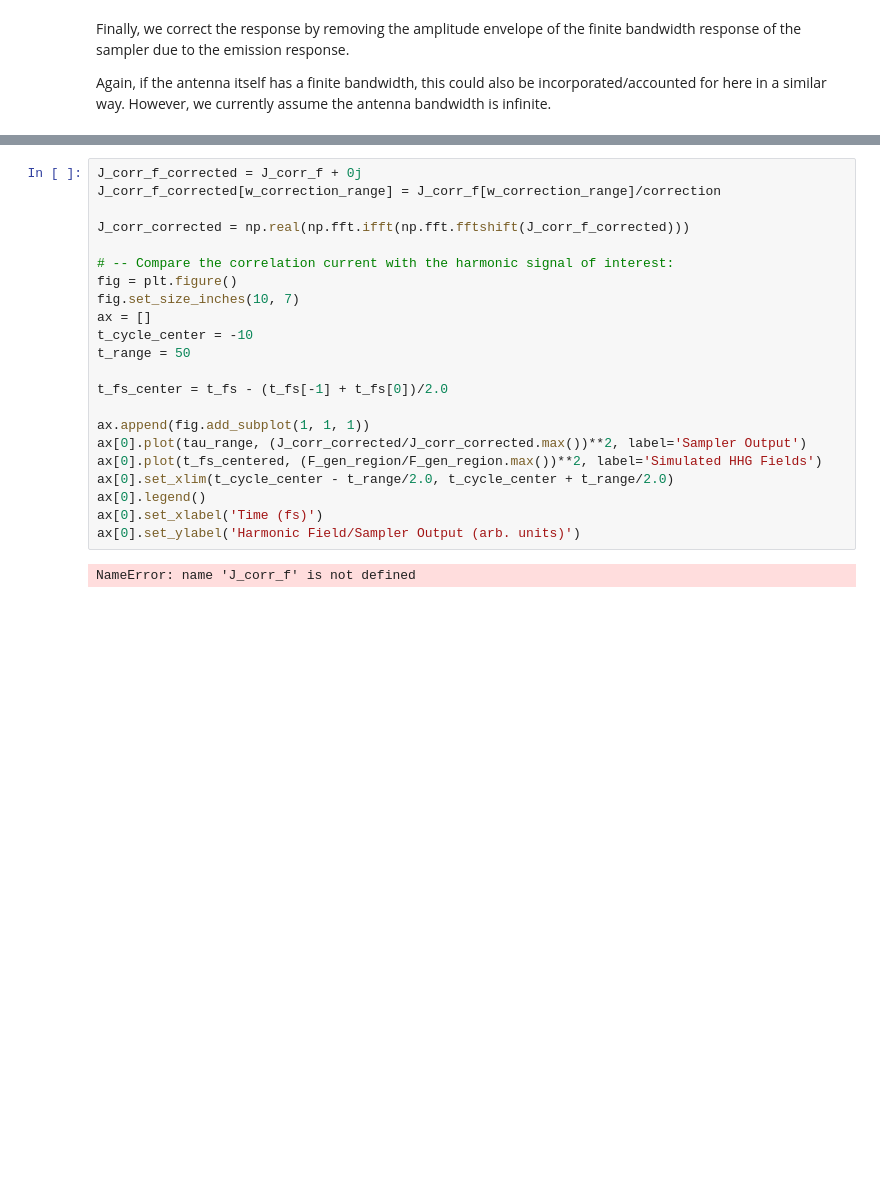
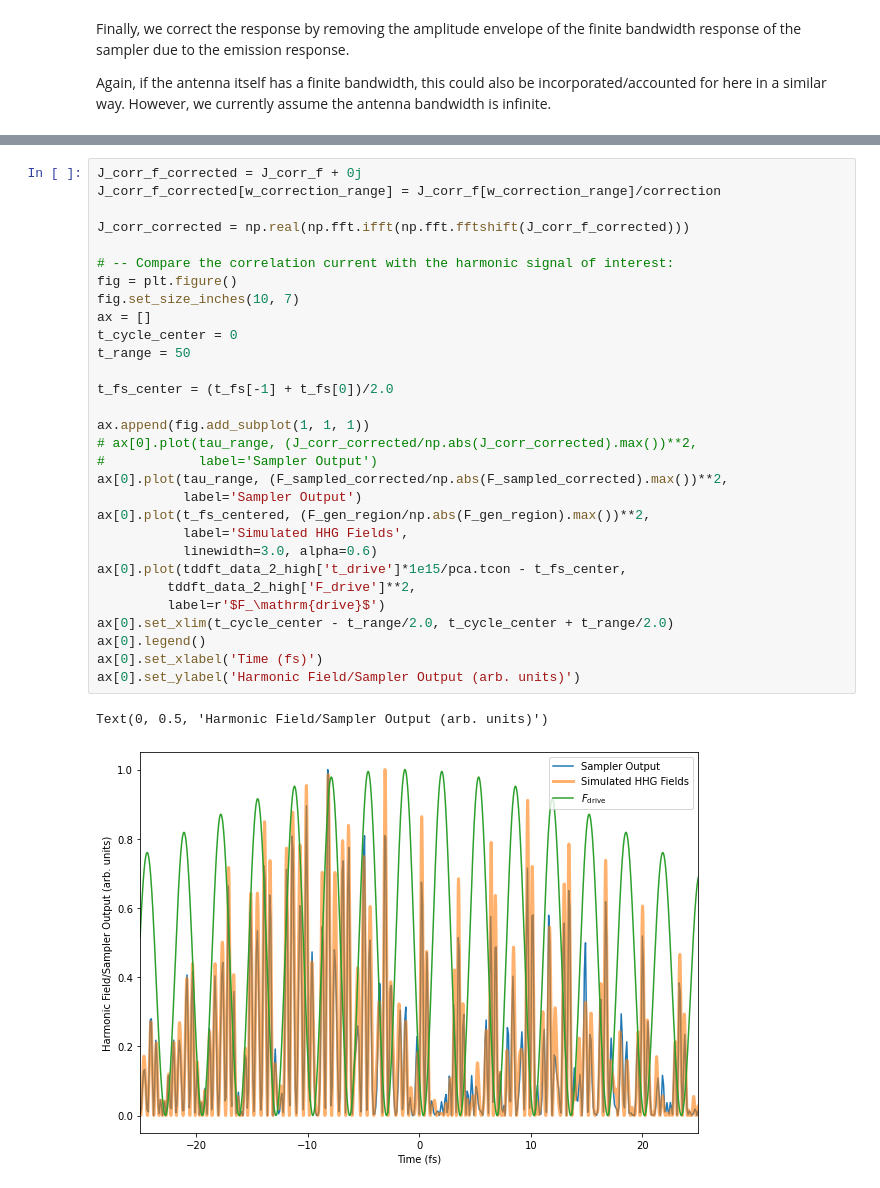
Before and after one commit to qnngroup/manu-uncovering-extreme-nonlinear-dynamics-in-solids-through-time-domain-field-analysis, a Jupyter notebook: analysis-and-plots.ipynb, the cells around one changed output, grey strips where cells are left out. Cells and saved outputs as stored; diff of their text form; blank space fills up the shorter version.

```diff
--- a/analysis-and-plots.ipynb
+++ b/analysis-and-plots.ipynb
@@ -693,24 +661,33 @@ NameError: name 'w_drive' is not defined
 # %%
 J_corr_f_corrected = J_corr_f + 0j
 J_corr_f_corrected[w_correction_range] = J_corr_f[w_correction_range]/correction
 
 J_corr_corrected = np.real(np.fft.ifft(np.fft.fftshift(J_corr_f_corrected)))
 
 # -- Compare the correlation current with the harmonic signal of interest:
 fig = plt.figure()
 fig.set_size_inches(10, 7)
 ax = []
-t_cycle_center = -10
+t_cycle_center = 0
 t_range = 50
 
-t_fs_center = t_fs - (t_fs[-1] + t_fs[0])/2.0
+t_fs_center = (t_fs[-1] + t_fs[0])/2.0
 
 ax.append(fig.add_subplot(1, 1, 1))
-ax[0].plot(tau_range, (J_corr_corrected/J_corr_corrected.max())**2, label='Sampler Output')
-ax[0].plot(t_fs_centered, (F_gen_region/F_gen_region.max())**2, label='Simulated HHG Fields')
+# ax[0].plot(tau_range, (J_corr_corrected/np.abs(J_corr_corrected).max())**2,
+#            label='Sampler Output')
+ax[0].plot(tau_range, (F_sampled_corrected/np.abs(F_sampled_corrected).max())**2,
+           label='Sampler Output')
+ax[0].plot(t_fs_centered, (F_gen_region/np.abs(F_gen_region).max())**2,
+           label='Simulated HHG Fields',
+           linewidth=3.0, alpha=0.6)
+ax[0].plot(tddft_data_2_high['t_drive']*1e15/pca.tcon - t_fs_center,
+         tddft_data_2_high['F_drive']**2,
+         label=r'$F_\mathrm{drive}$')
 ax[0].set_xlim(t_cycle_center - t_range/2.0, t_cycle_center + t_range/2.0)
 ax[0].legend()
 ax[0].set_xlabel('Time (fs)')
 ax[0].set_ylabel('Harmonic Field/Sampler Output (arb. units)')
 # %% [output]
-NameError: name 'J_corr_f' is not defined
+Text(0, 0.5, 'Harmonic Field/Sampler Output (arb. units)')
+[figure, added]
```
Also changed, not shown: parts of 10 cells of this notebook, 4 other files.
